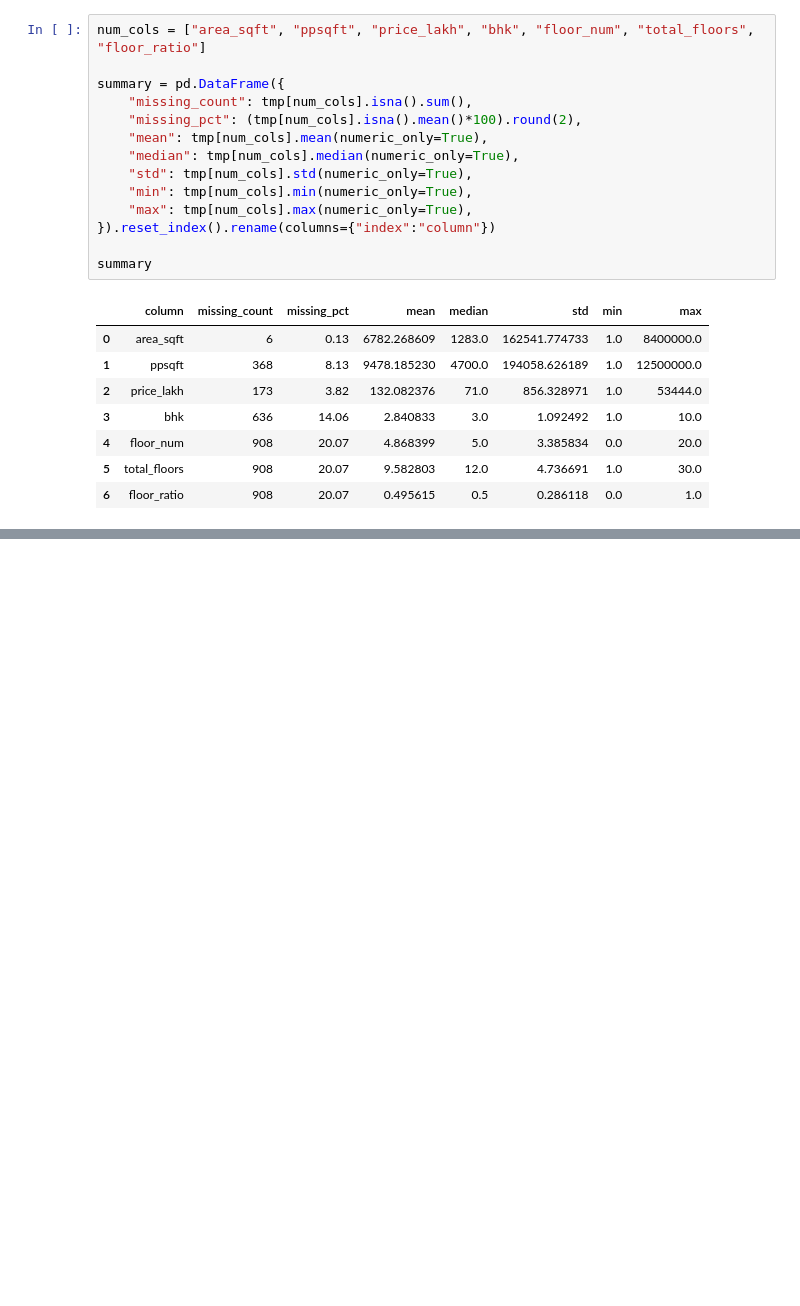
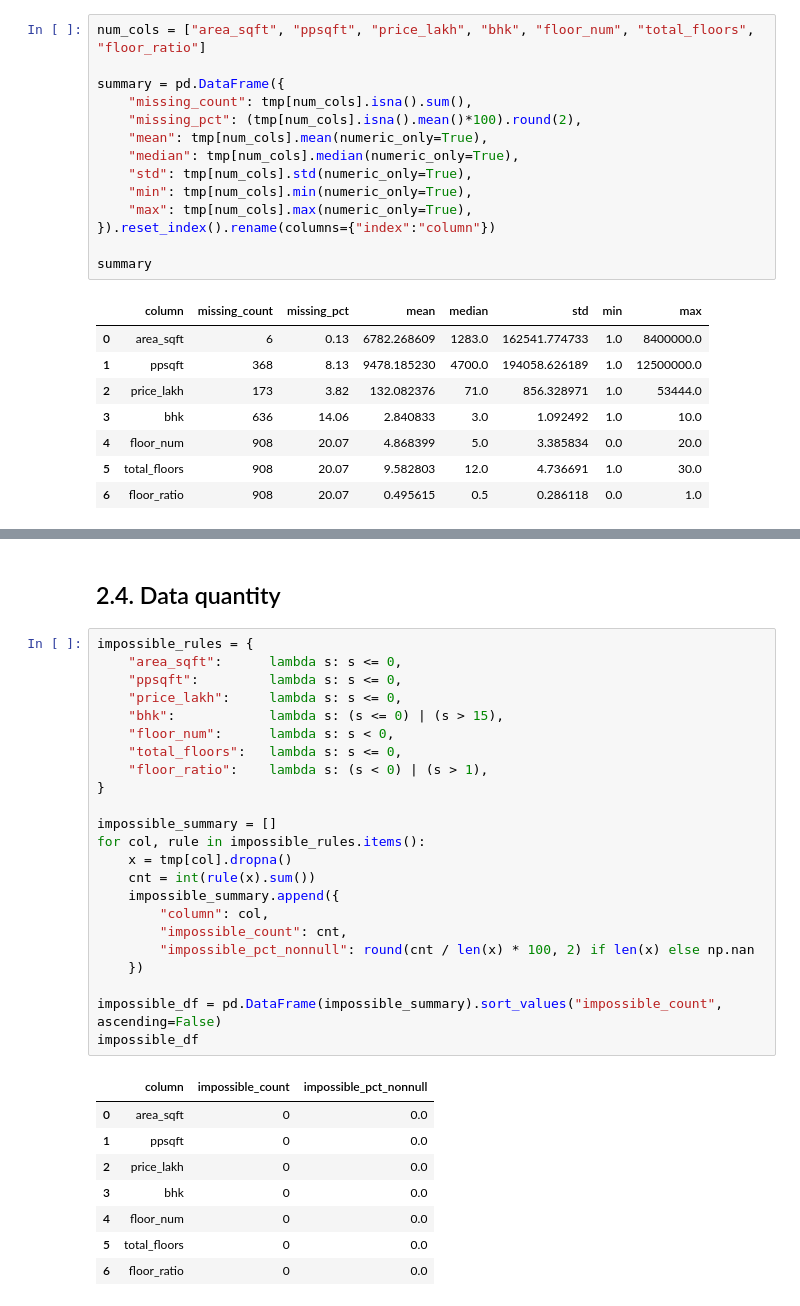
Before and after one commit to DanielNguyen-05/Analysis_Dataset, a Jupyter notebook: notebooks/01_data_exploration.ipynb, the cells around one changed output, grey strips where cells are left out. Saved outputs shown, nothing was run; the diff lists cells and outputs as text; blank space fills up the shorter version.

```diff
--- a/notebooks/01_data_exploration.ipynb
+++ b/notebooks/01_data_exploration.ipynb
@@ -470,0 +659,34 @@ plt.show()
+# %% [markdown]
+## 2.4. Data quantity
+# %%
+impossible_rules = {
+    "area_sqft":      lambda s: s <= 0,
+    "ppsqft":         lambda s: s <= 0,
+    "price_lakh":     lambda s: s <= 0,
+    "bhk":            lambda s: (s <= 0) | (s > 15),
+    "floor_num":      lambda s: s < 0,
+    "total_floors":   lambda s: s <= 0,
+    "floor_ratio":    lambda s: (s < 0) | (s > 1),
+}
+
+impossible_summary = []
+for col, rule in impossible_rules.items():
+    x = tmp[col].dropna()
+    cnt = int(rule(x).sum())
+    impossible_summary.append({
+        "column": col,
+        "impossible_count": cnt,
+        "impossible_pct_nonnull": round(cnt / len(x) * 100, 2) if len(x) else np.nan
+    })
+
+impossible_df = pd.DataFrame(impossible_summary).sort_values("impossible_count", ascending=False)
+impossible_df
+# %% [output]
+|  | column | impossible_count | impossible_pct_nonnull |
+| 0 | area_sqft | 0 | 0.0 |
+| 1 | ppsqft | 0 | 0.0 |
+| 2 | price_lakh | 0 | 0.0 |
+| 3 | bhk | 0 | 0.0 |
+| 4 | floor_num | 0 | 0.0 |
+| 5 | total_floors | 0 | 0.0 |
+| 6 | floor_ratio | 0 | 0.0 |
```
Also changed, not shown: parts of 14 cells of this notebook.
